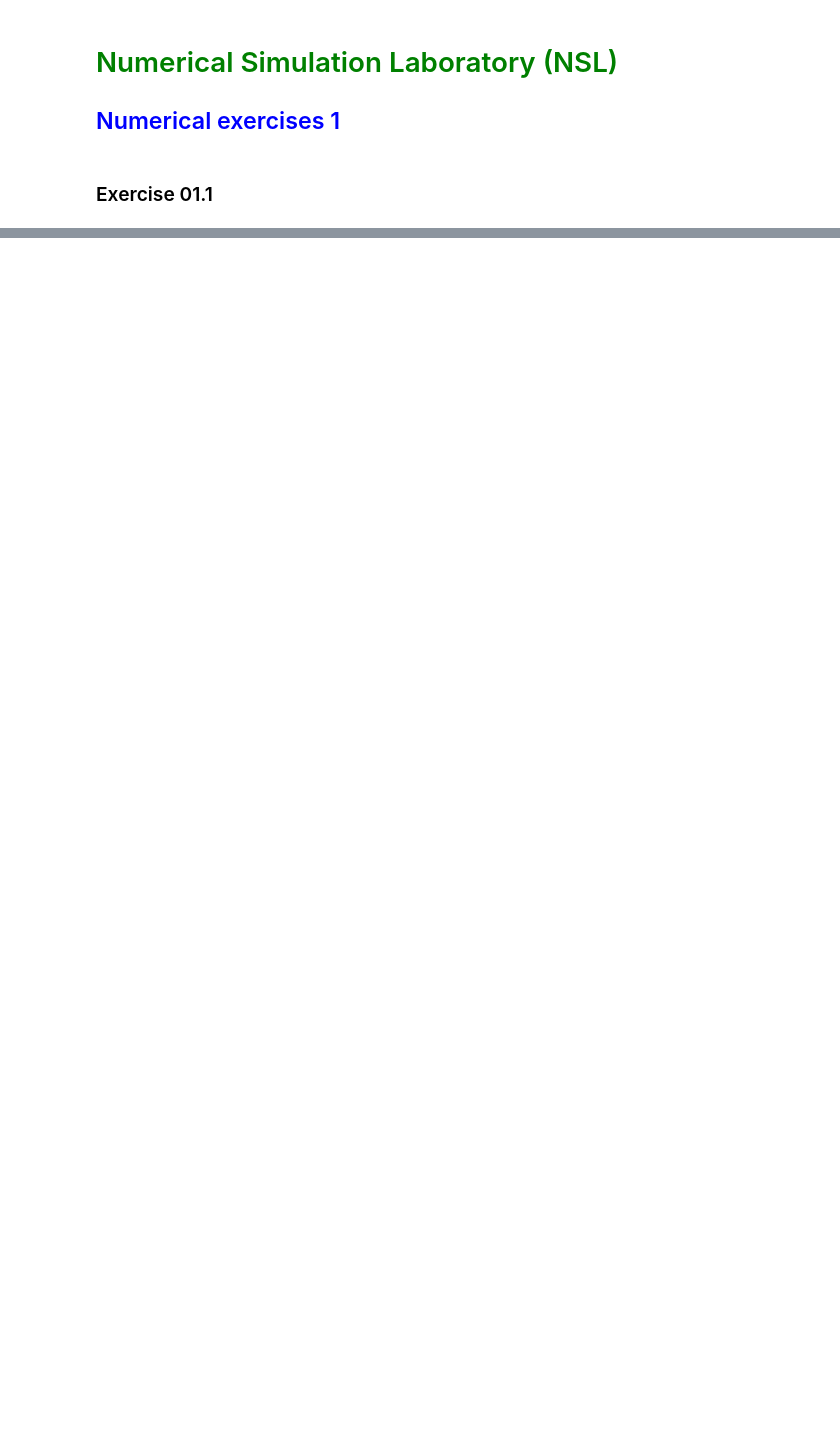
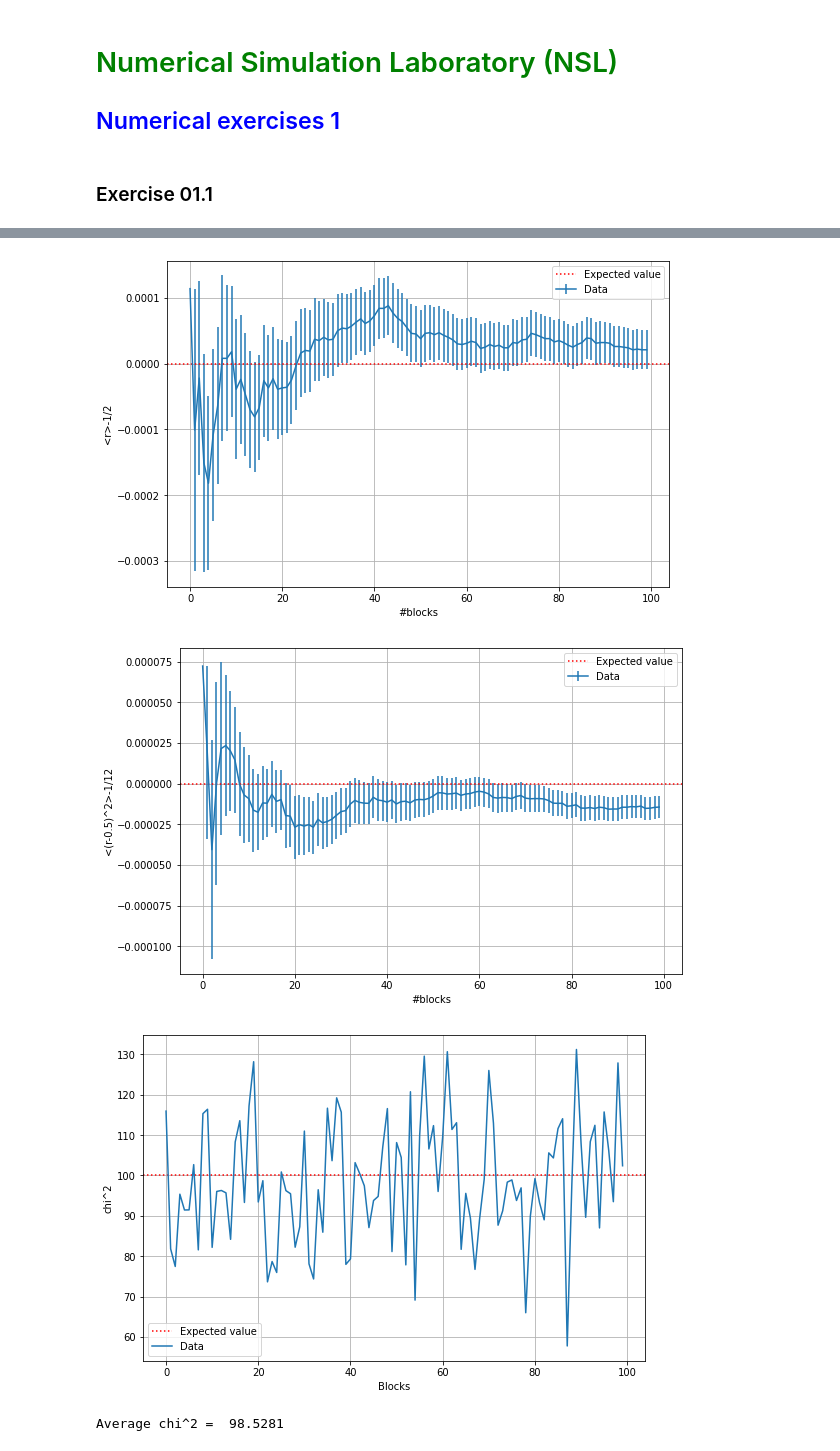
Before and after one commit to mattbona/numerical-simulation-laboratory, a Jupyter notebook: NSL-01/notebook/LSN_Exercises_01.ipynb, the cells around one changed output, grey strips where cells are left out. Saved outputs shown, nothing was run; the diff lists cells and outputs as text; code cells hidden in the pictures; blank space fills up the shorter version.

```diff
--- a/NSL-01/notebook/LSN_Exercises_01.ipynb
+++ b/NSL-01/notebook/LSN_Exercises_01.ipynb
@@ -72,0 +14,50 @@ plt.show()
+# %%
+# Mean
+plt.figure(1, figsize = (9, 6))
+
+prog_average = np.loadtxt("../results/EX011(1).dat", usecols=0)
+prog_error = np.loadtxt("../results/EX011(1).dat", usecols=1)
+x = np.arange(0,100) # Number of throws = block * (Number of throws in each block)
+
+plt.axhline(y=0, color='r', linestyle="dotted", label = "Expected value")
+
+plt.errorbar(x, prog_average - 0.5, yerr=prog_error, label="Data")
+plt.xlabel('#blocks')
+plt.ylabel('<r>-1/2')
+plt.grid(True)
+plt.legend()
+
+# Variance
+plt.figure(2, figsize = (9, 6))
+prog_average = np.loadtxt("../results/EX011(2).dat", usecols=0)
+prog_error = np.loadtxt("../results/EX011(2).dat", usecols=1)
+x = np.arange(0,100) # Number of throws = block * (Number of throws in each block)
+
+plt.axhline(y=0, color='r', linestyle="dotted", label = "Expected value")
+plt.errorbar(x, prog_average - 1/12, yerr=prog_error, label="Data")
+plt.xlabel('#blocks')
+plt.ylabel('<(r-0.5)^2>-1/12')
+plt.grid(True)
+plt.legend()
+
+# Chi^2
+plt.figure(3, figsize = (9, 6))
+chi_sqrd = np.loadtxt("../results/chi_sqrd.dat", usecols=0)
+x = np.arange(0,100) # Number of throws = block * (Number of throws in each block)
+
+plt.axhline(y=100, color='r', linestyle="dotted", label = "Expected value")
+plt.plot(x,chi_sqrd, label="Data" )
+plt.xlabel('Blocks')
+plt.ylabel('chi^2')
+plt.grid(True)
+plt.legend()
+
+plt.show()
+
+average_chi_sqrd = np.sum(chi_sqrd,0)/100
+print("Average chi^2 = ", average_chi_sqrd)
+# %% [output]
+[figure, added]
+[figure, added]
+[figure, added]
+Average chi^2 =  98.5281
```
Also changed, not shown: parts of 22 cells of this notebook, 12 other files.
